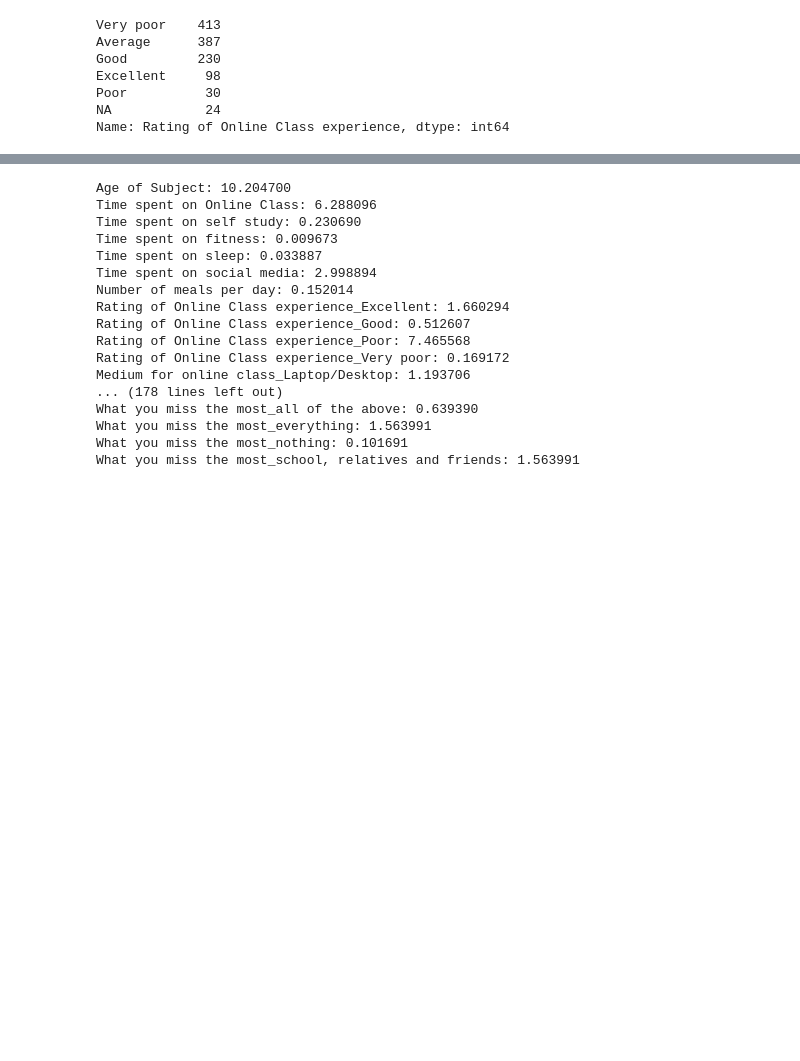
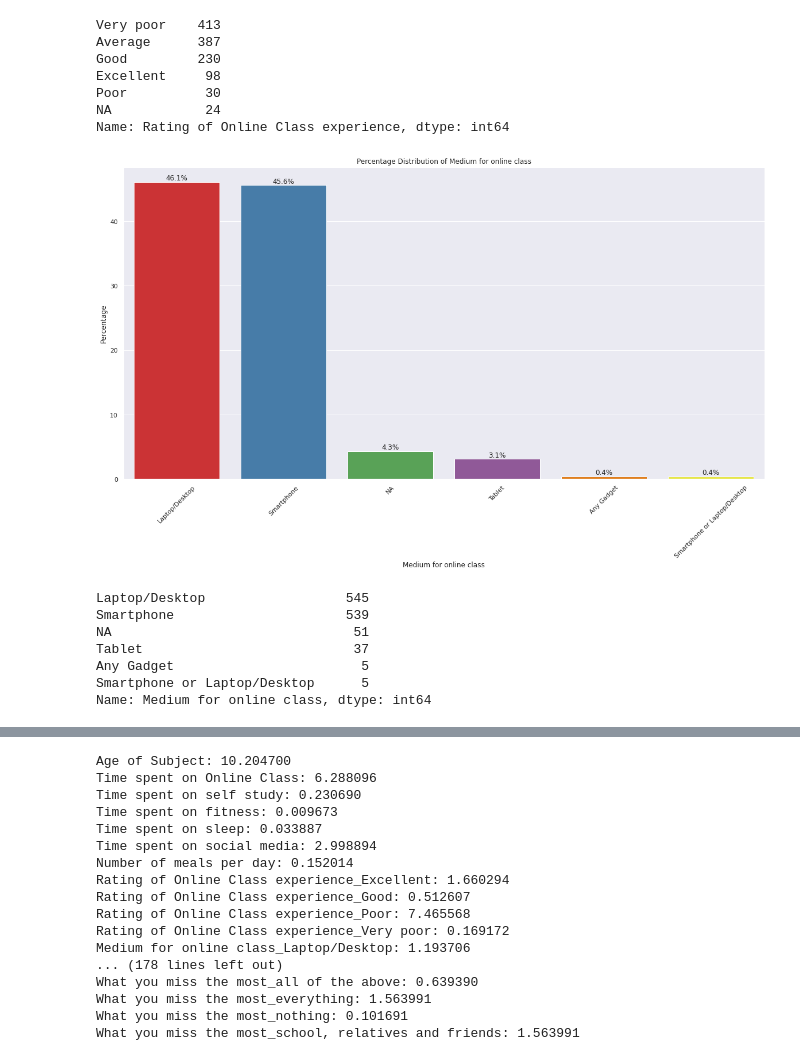
Before and after one commit to tanguolin/Iteration4, a Jupyter notebook: wtam186_Iteration4.ipynb, the cells around one changed output, grey strips where cells are left out. Saved outputs shown, nothing was run; the diff lists cells and outputs as text; code cells hidden in the pictures; blank space fills up the shorter version.

```diff
--- a/wtam186_Iteration4.ipynb
+++ b/wtam186_Iteration4.ipynb
@@ -457,3 +407,35 @@ Excellent     98
 Poor          30
 NA            24
 Name: Rating of Online Class experience, dtype: int64
+# %%
+#Medium for online class
+# Replace 'NaN' with 'NA' to ensure consistency in labeling
+dfpd['Medium for online class'].replace(np.nan, 'NA', inplace=True)
+
+plt.figure(figsize=(20, 10))
+ax = sns.barplot(x=percentages.index, y=percentages.values, palette='Set1')
+# Calculate percentages
+total = len(dfpd)
+counts = dfpd['Medium for online class'].value_counts()
+percentages = counts / total * 100
+# Create a bar plot for percentage distribution
+for p, label in zip(ax.patches, percentages.values):
+    height = p.get_height()
+    ax.annotate(f'{label:.1f}%',
+    (p.get_x() + p.get_width() / 2., height),
+    ha='center', va='bottom')
+plt.xlabel('Medium for online class')
+plt.ylabel('Percentage')
+plt.title('Percentage Distribution of Medium for online class')
+plt.xticks(rotation=45) # Rotate x-axis labels for better visibility
+plt.show()
+print(dfpd['Medium for online class'].value_counts())
+# %% [output]
+[figure, added]
+Laptop/Desktop                  545
+Smartphone                      539
+NA                               51
+Tablet                           37
+Any Gadget                        5
+Smartphone or Laptop/Desktop      5
+Name: Medium for online class, dtype: int64
```
Also changed, not shown: parts of 7 cells of this notebook.
